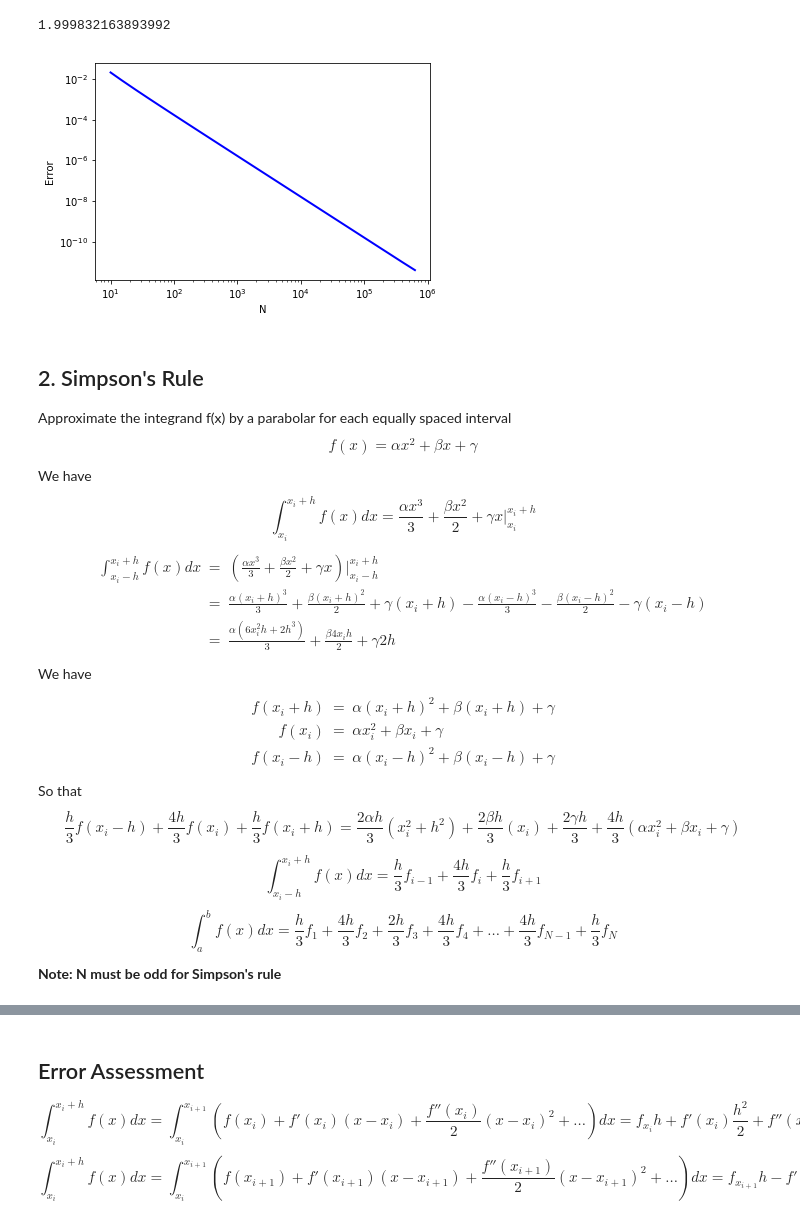
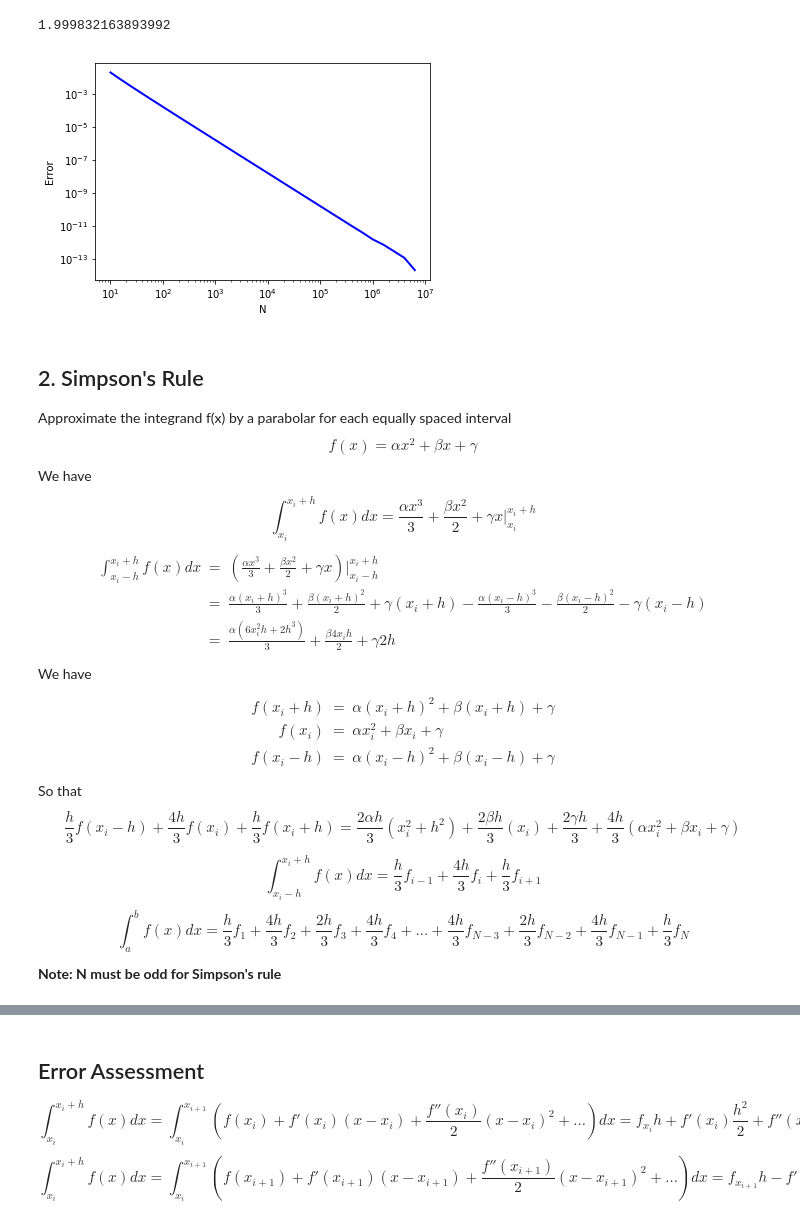
Before and after one commit to cullenluong/computational-physics-class-404-604-Spring-2018, a Jupyter notebook: Lect5.ipynb, the cells around one changed output, grey strips where cells are left out. Saved outputs shown, nothing was run; the diff lists cells and outputs as text; code cells hidden in the pictures.

```diff
--- a/Lect5.ipynb
+++ b/Lect5.ipynb
@@ -64,23 +64,23 @@ print(trapezoid(0,np.pi,np.sin,100))
 # %%
 import numpy as np
 import matplotlib.pyplot as plt
 
 narr=np.array([])
 yarr=np.array([])
 
-for i in 10**np.arange(1,6,0.2):
+for i in 10**np.arange(1,7,0.2):
     y=trapezoid(0,np.pi,np.sin,int(i))
     narr=np.append(narr,int(i))
     yarr=np.append(yarr,y)
 
 plt.plot(narr, np.abs(yarr-2.), 'b-', lw=2)
 plt.xscale('log')
 plt.yscale('log')
 plt.xlabel('N')
 plt.ylabel('Error')
 plt.show()
 # %% [output]
-[figure, old version]
+[figure, new version]
 # %% [markdown]
 ## 2. Simpson's Rule
 
@@ -112,7 +112,7 @@ So that
 \boxed{\int_{x_{i}-h}^{x_{i}+h}f(x)dx=\frac{h}{3}f_{i-1}+\frac{4h}{3}f_{i}+\frac{h}{3}f_{i+1}}
 \end{equation}
 \begin{equation}
-\boxed{\int_{a}^{b}f(x)dx=\frac{h}{3}f_{1}+\frac{4h}{3}f_{2}+\frac{2h}{3}f_{3}+\frac{4h}{3}f_{4}+...+\frac{4h}{3}f_{N-1}+\frac{h}{3}f_{N}}
+\boxed{\int_{a}^{b}f(x)dx=\frac{h}{3}f_{1}+\frac{4h}{3}f_{2}+\frac{2h}{3}f_{3}+\frac{4h}{3}f_{4}+...+\frac{4h}{3}f_{N-3}+\frac{2h}{3}f_{N-2}+\frac{4h}{3}f_{N-1}+\frac{h}{3}f_{N}}
 \end{equation}
 **Note: N must be odd for Simpson's rule**
 # %%
```
Also changed, not shown: parts of 4 cells of this notebook.
